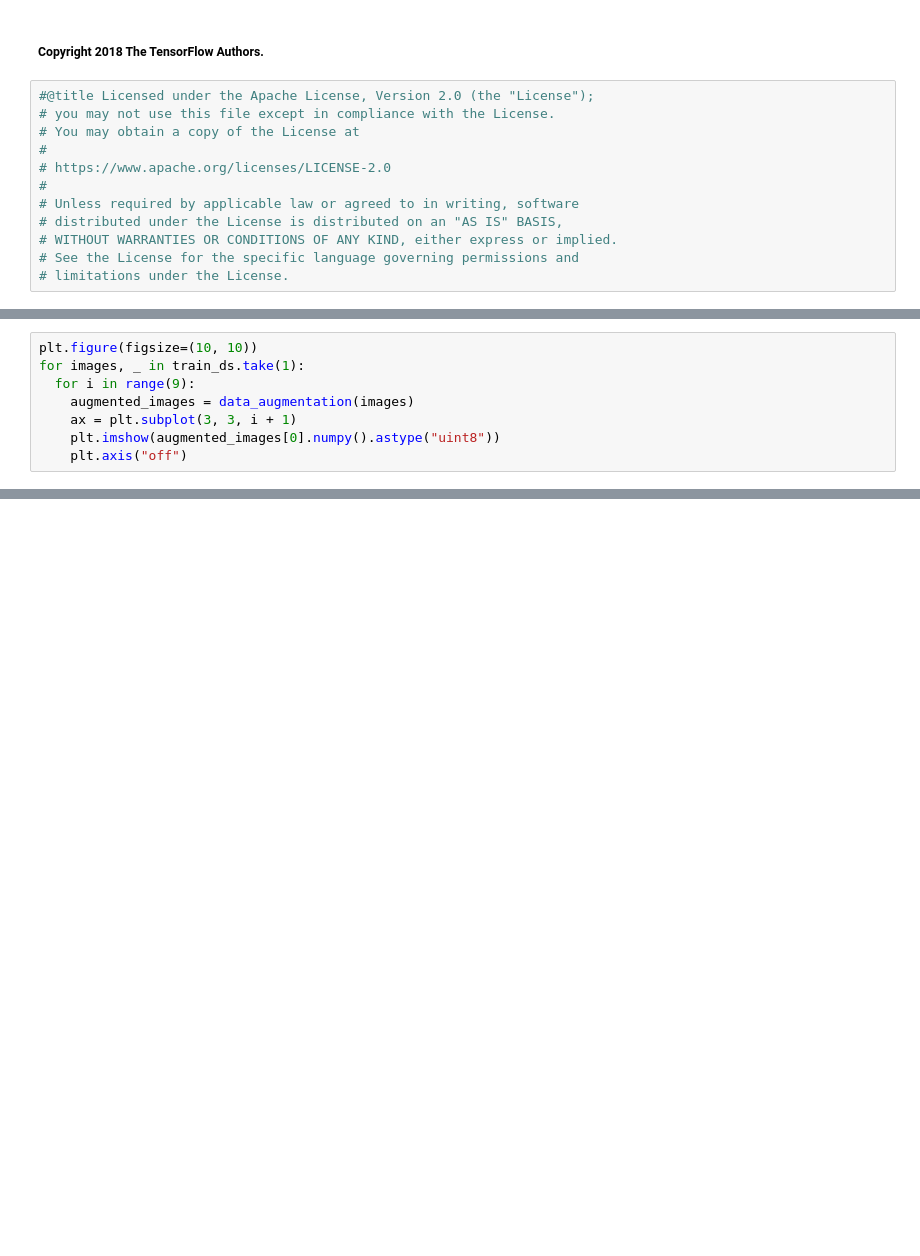
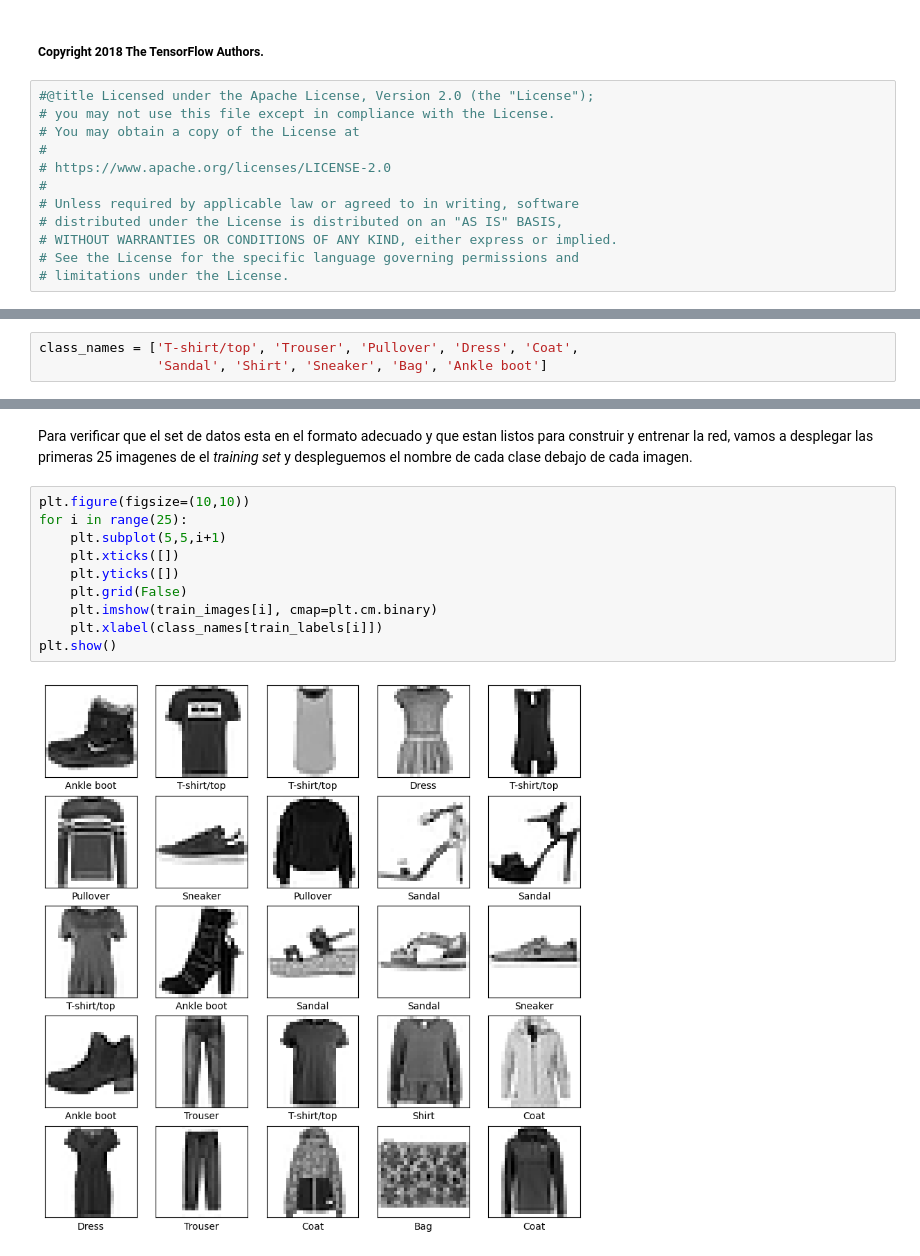
Before and after one commit to ISRAEL-MP/Practica0_Comentario_codigo_-limpio, a Jupyter notebook: Copia_de_classification.ipynb, the cells around one changed output, grey strips where cells are left out. Drawn from its saved outputs; the diff is of its cells as text; blank space fills up the shorter version.

```diff
--- a/Copia_de_classification.ipynb
+++ b/Copia_de_classification.ipynb
@@ -299,8 +16,0 @@ Visualize a few augmented examples by applying data augmentation to the same ima
-# %%
-plt.figure(figsize=(10, 10))
-for images, _ in train_ds.take(1):
-  for i in range(9):
-    augmented_images = data_augmentation(images)
-    ax = plt.subplot(3, 3, i + 1)
-    plt.imshow(augmented_images[0].numpy().astype("uint8"))
-    plt.axis("off")
@@ -460,0 +171,3 @@ You can learn more about TensorFlow Lite through [tutorials](https://www.tensorf
+# %%
+class_names = ['T-shirt/top', 'Trouser', 'Pullover', 'Dress', 'Coat',
+               'Sandal', 'Shirt', 'Sneaker', 'Bag', 'Ankle boot']
@@ -460,0 +224,14 @@ You can learn more about TensorFlow Lite through [tutorials](https://www.tensorf
+# %% [markdown]
+Para verificar que el set de datos esta en el formato adecuado y que estan listos para construir y entrenar la red, vamos a desplegar las primeras 25 imagenes de el *training set* y despleguemos el nombre de cada clase debajo de cada imagen.
+# %%
+plt.figure(figsize=(10,10))
+for i in range(25):
+    plt.subplot(5,5,i+1)
+    plt.xticks([])
+    plt.yticks([])
+    plt.grid(False)
+    plt.imshow(train_images[i], cmap=plt.cm.binary)
+    plt.xlabel(class_names[train_labels[i]])
+plt.show()
+# %% [output]
+[figure, added]
```
Also changed, not shown: parts of 148 cells of this notebook.
